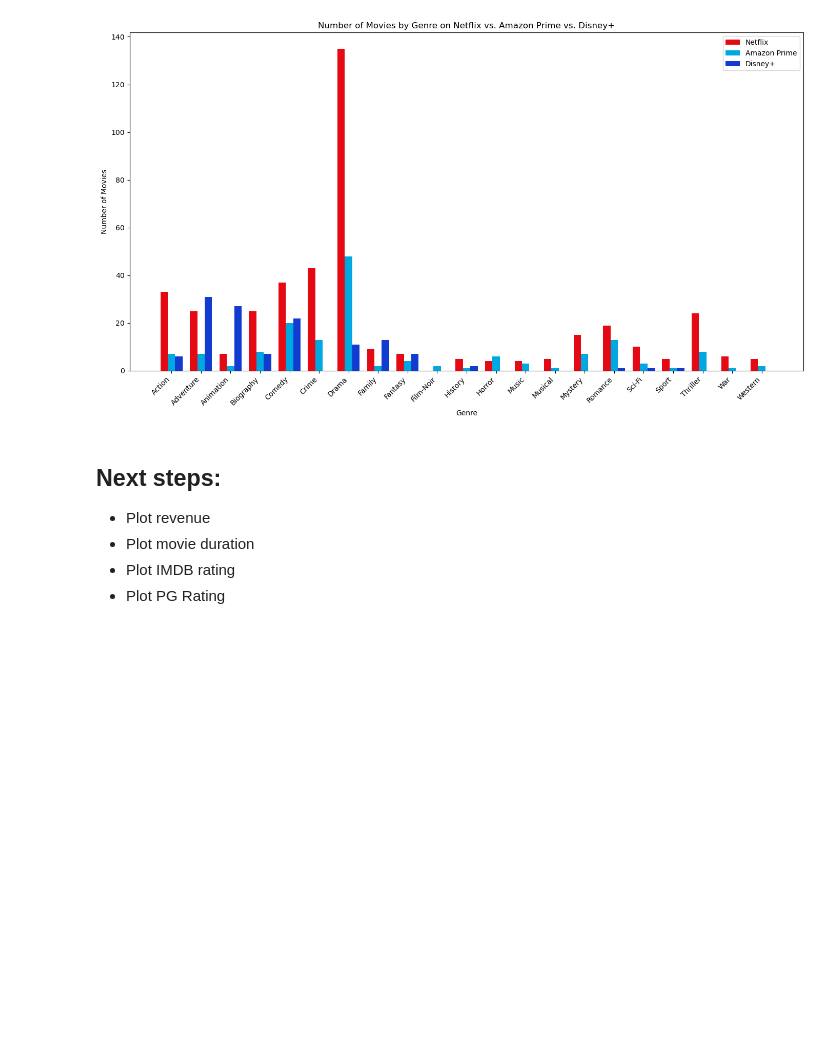
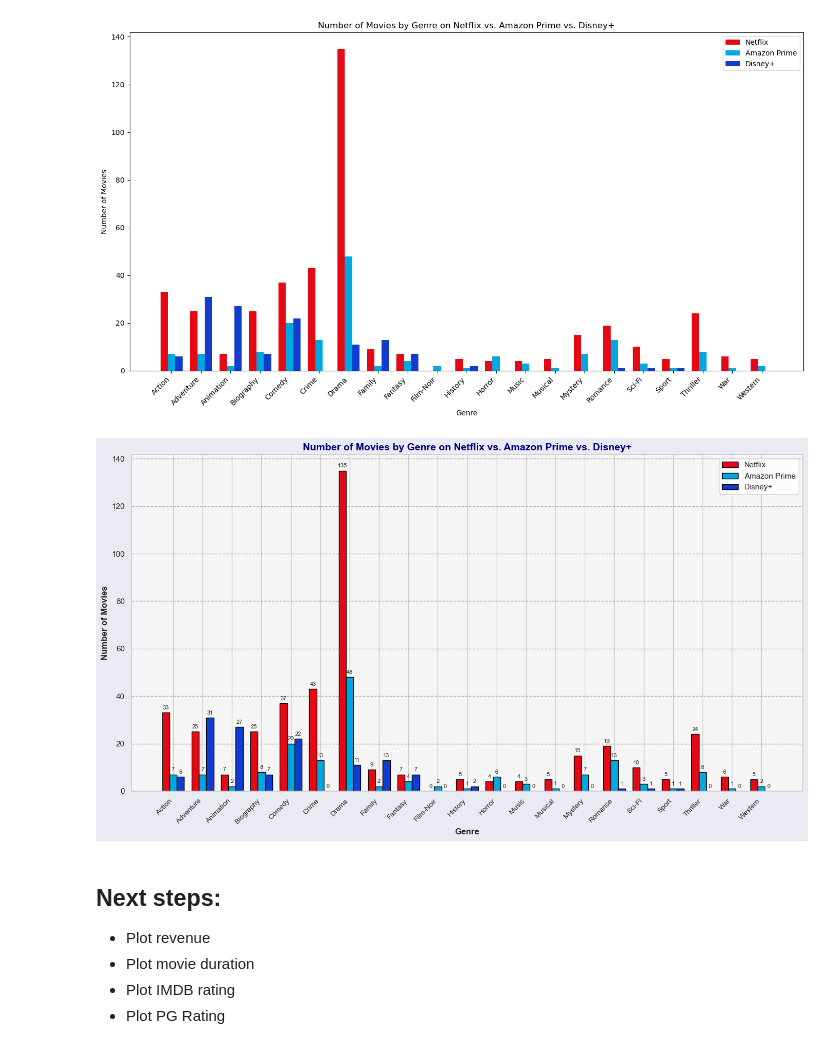
Before and after one commit to ulquyorra-11/Cinemalytics, a Jupyter notebook: notebooks/samer.ipynb, the cells around one changed output. Cells and saved outputs as stored; diff of their text form; code cells hidden in the pictures; blank space fills up the shorter version.

```diff
--- a/notebooks/samer.ipynb
+++ b/notebooks/samer.ipynb
@@ -230,6 +230,47 @@ plt.tight_layout()
 plt.show()
 # %% [output]
 [figure]
+# %%
+import matplotlib.pyplot as plt
+import seaborn as sns
+import numpy as np
+
+# Use seaborn style settings to make plots look more appealing
+sns.set(style="whitegrid")
+
+# Assuming 'combined_genre_counts' and 'genres' are already defined
+
+fig, ax = plt.subplots(figsize=(14, 8))
+rects1 = ax.bar(ind - width, combined_genre_counts['Netflix'], width, label='Netflix', color='#E50914', edgecolor='black')
+rects2 = ax.bar(ind, combined_genre_counts['Amazon Prime'], width, label='Amazon Prime', color='#00A8E1', edgecolor='black')
+rects3 = ax.bar(ind + width, combined_genre_counts['Disney+'], width, label='Disney+', color='#113CCF', edgecolor='black')
+
+# Customizing the plot with the suggested enhancements
+ax.set_facecolor('whitesmoke')  # Light background for the plot area
+ax.figure.set_facecolor('#EAEAF2')  # Change the background color of the figure
+ax.set_xlabel('Genre', fontsize=12, fontweight='bold')
+ax.set_ylabel('Number of Movies', fontsize=12, fontweight='bold')
+ax.set_title('Number of Movies by Genre on Netflix vs. Amazon Prime vs. Disney+', fontsize=14, fontweight='bold', color='navy')
+ax.set_xticks(ind)
+ax.set_xticklabels(genres, rotation=45, ha="right", fontsize=10)
+ax.legend()
+
+# Adding gridlines
+ax.yaxis.grid(True, linestyle='--', which='major', color='grey', alpha=0.6)
+
+# Adding a loop to iterate over the bars and add value labels
+for rect in rects1 + rects2 + rects3:
+    height = rect.get_height()
+    ax.annotate('{}'.format(int(height)),
+                xy=(rect.get_x() + rect.get_width() / 2, height),
+                xytext=(0, 3),  # 3 points vertical offset
+                textcoords="offset points",
+                ha='center', va='bottom', fontsize=8)
+
+plt.tight_layout()
+plt.show()
+# %% [output]
+[figure, added]
 # %% [markdown]
 ## Next steps:
 - Plot revenue
```
